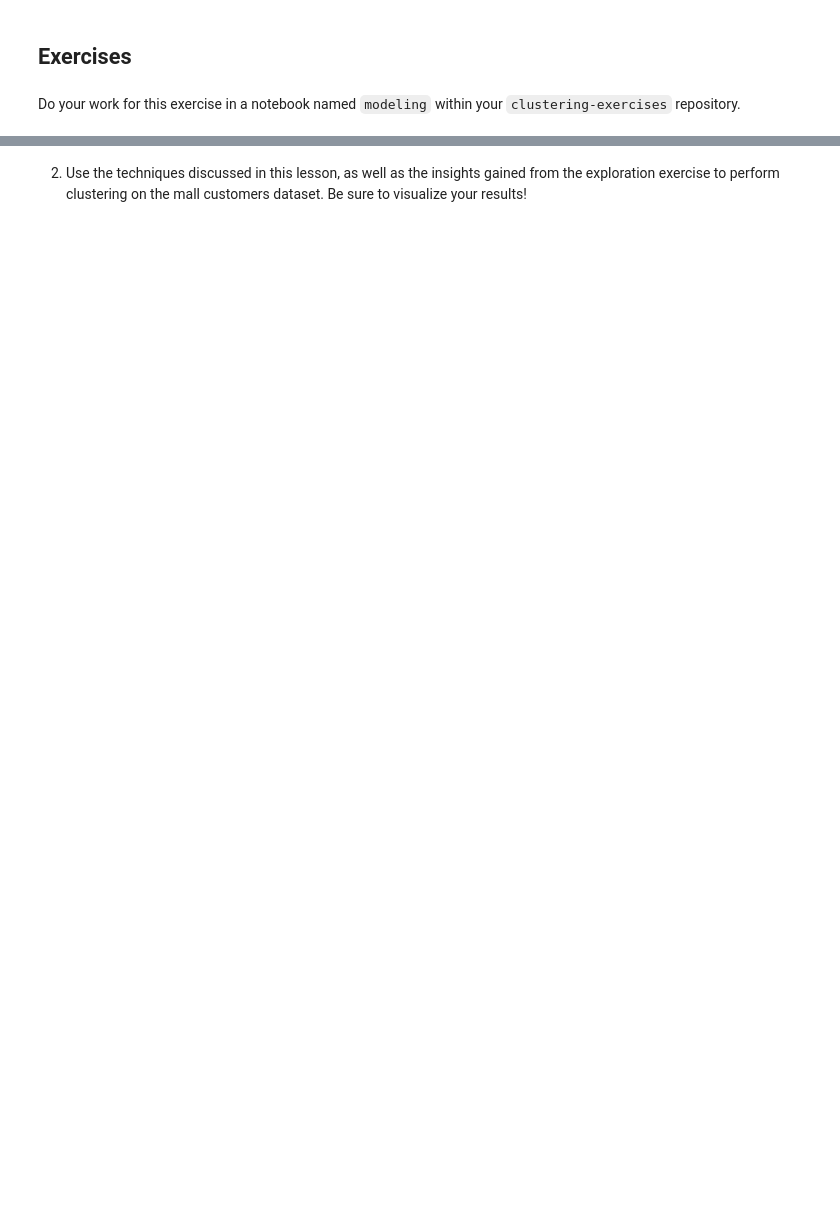
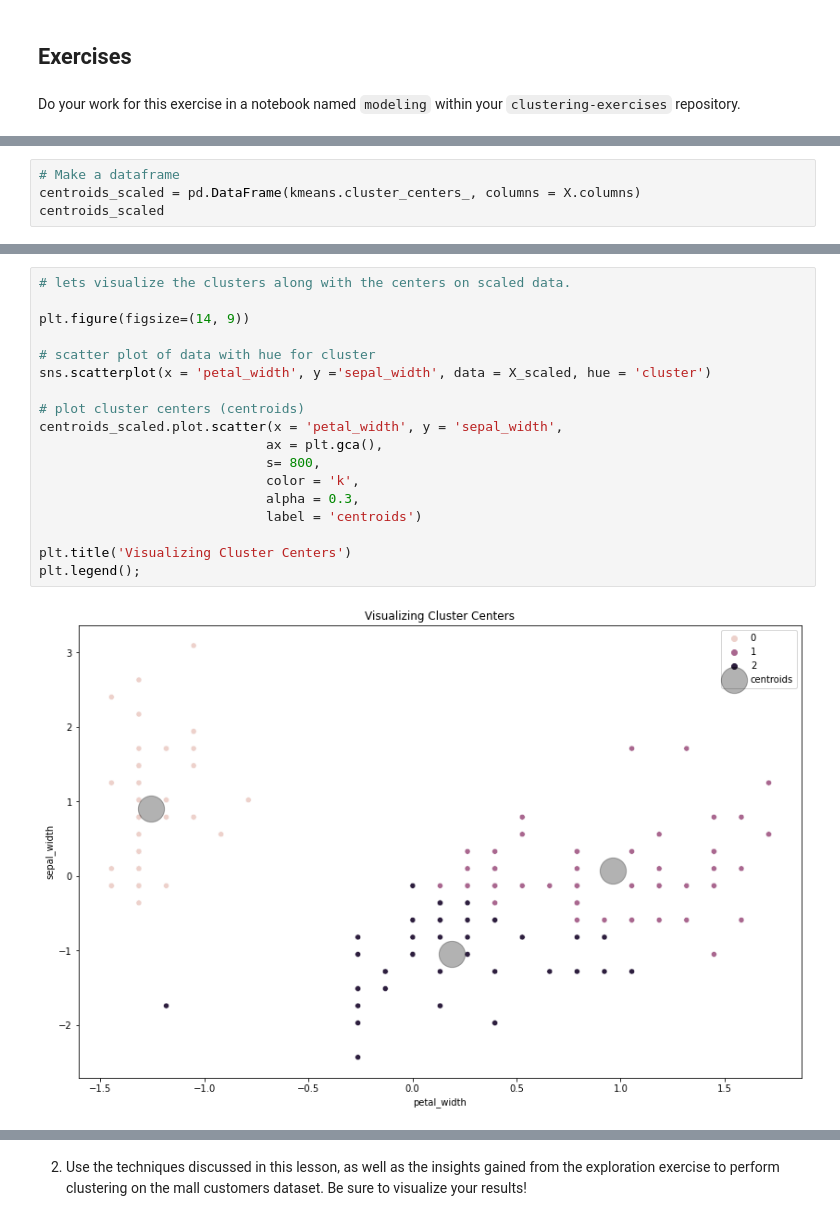
Before and after one commit to Jared-Godar/clustering-exercises, a Jupyter notebook: modeling.ipynb, the cells around one changed output, grey strips where cells are left out. Cells and saved outputs as stored; diff of their text form; blank space fills up the shorter version.

```diff
--- a/modeling.ipynb
+++ b/modeling.ipynb
@@ -18,0 +172,4 @@ Using this lesson as a guide, perform clustering on the iris dataset.
+# %%
+# Make a dataframe
+centroids_scaled = pd.DataFrame(kmeans.cluster_centers_, columns = X.columns)
+centroids_scaled
@@ -18,0 +213,20 @@ Using this lesson as a guide, perform clustering on the iris dataset.
+# %%
+# lets visualize the clusters along with the centers on scaled data.
+
+plt.figure(figsize=(14, 9))
+
+# scatter plot of data with hue for cluster
+sns.scatterplot(x = 'petal_width', y ='sepal_width', data = X_scaled, hue = 'cluster')
+
+# plot cluster centers (centroids)
+centroids_scaled.plot.scatter(x = 'petal_width', y = 'sepal_width',
+                             ax = plt.gca(),
+                             s= 800,
+                             color = 'k',
+                             alpha = 0.3,
+                             label = 'centroids')
+
+plt.title('Visualizing Cluster Centers')
+plt.legend();
+# %% [output]
+[figure, added]
```
Also changed, not shown: parts of 56 cells of this notebook.
